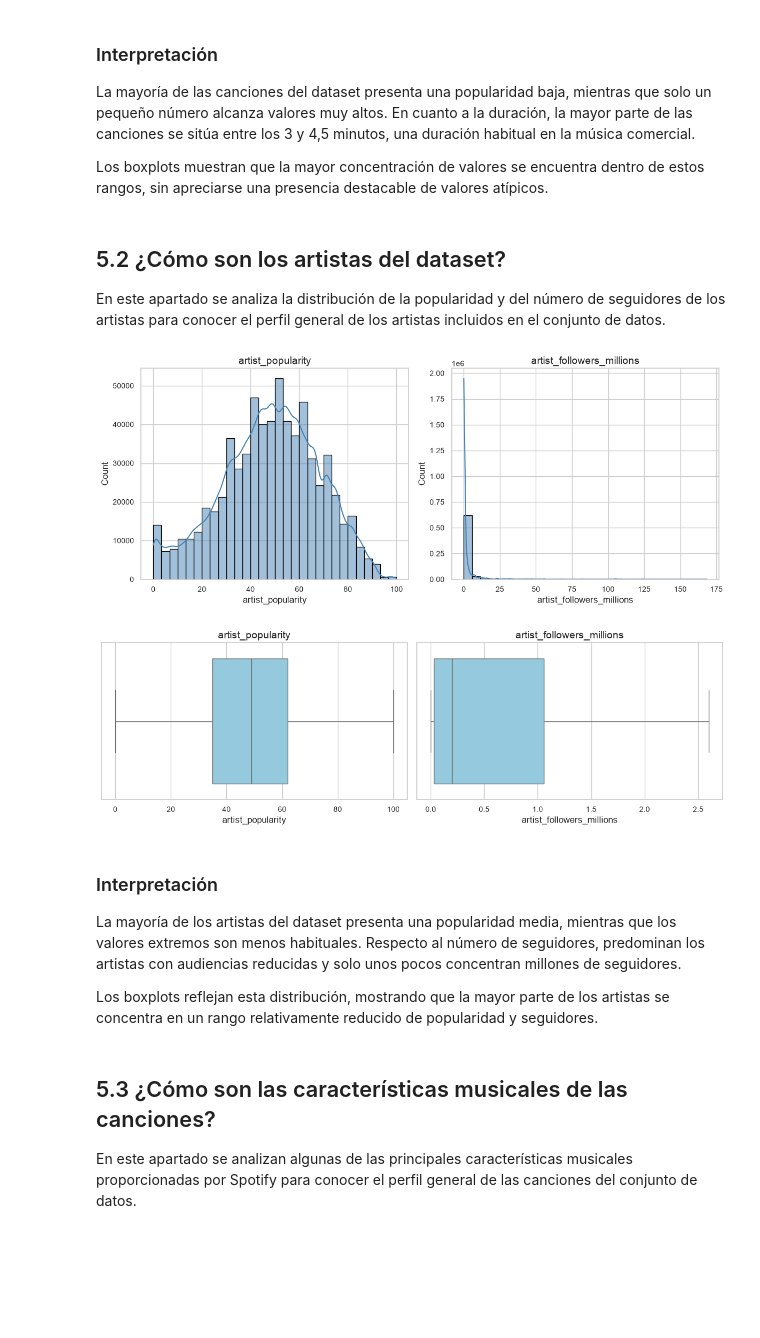
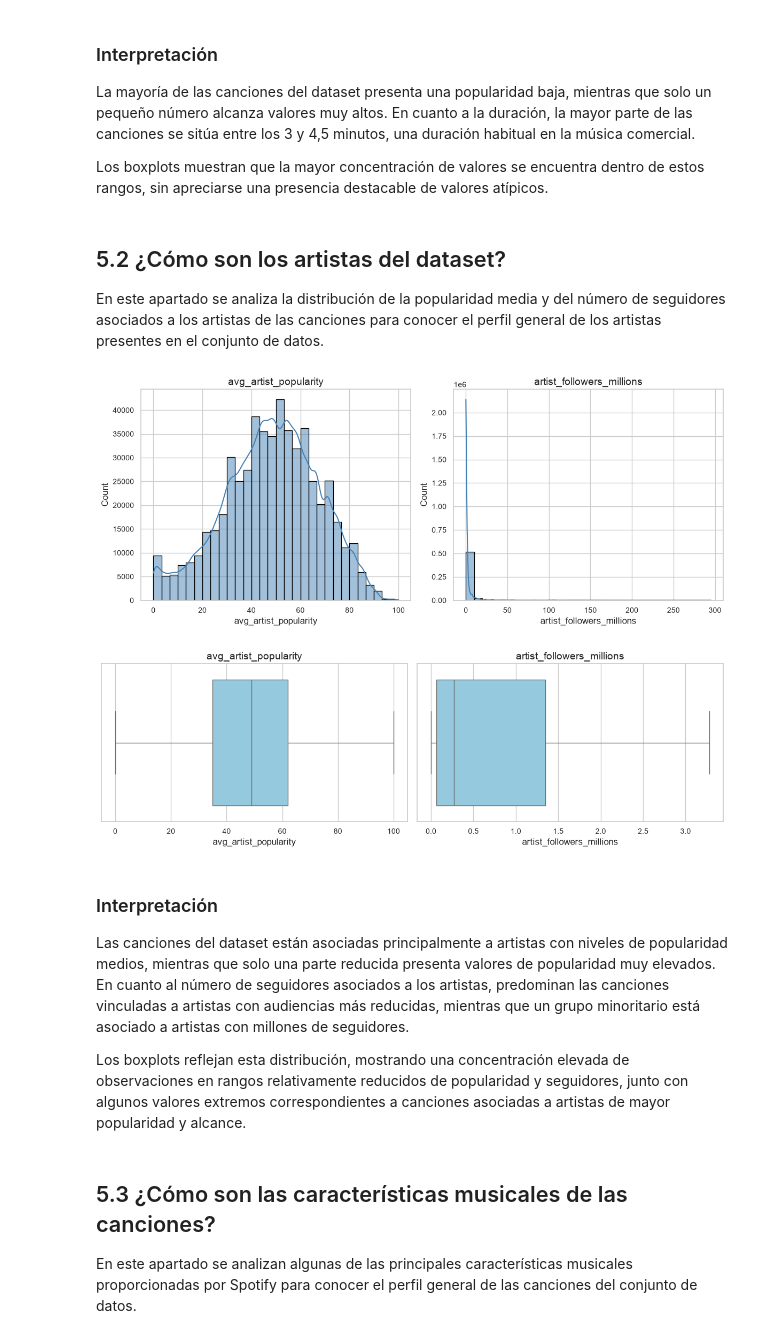
Before and after one commit to Krystiian5/Proyecto_final, a Jupyter notebook: notebooks/06.music_eda.ipynb, the cells around one changed output. Drawn from its saved outputs; the diff is of its cells as text; code cells hidden in the pictures; blank space fills up the shorter version.

```diff
--- a/notebooks/06.music_eda.ipynb
+++ b/notebooks/06.music_eda.ipynb
@@ -184,21 +181,21 @@ Los boxplots muestran que la mayor concentración de valores se encuentra dentro
 # %% [markdown]
 ## 5.2 ¿Cómo son los artistas del dataset?
 
-En este apartado se analiza la distribución de la popularidad y del número de seguidores de los artistas para conocer el perfil general de los artistas incluidos en el conjunto de datos.
+En este apartado se analiza la distribución de la popularidad media y del número de seguidores asociados a los artistas de las canciones para conocer el perfil general de los artistas presentes en el conjunto de datos.
 # %%
 variables = [
-    "artist_popularity",
+    "avg_artist_popularity",
     "artist_followers_millions"
 ]
 
 sv.histograms_grid(
     df,
     columns=variables,
     kde=True,
     figsize=(12, 5)
 )
 # %% [output]
-[figure, old version]
+[figure, new version]
 # %%
 sv.boxplots_grid(
     df,
@@ -206,13 +203,13 @@ sv.boxplots_grid(
     figsize=(12, 4)
 )
 # %% [output]
-[figure, old version]
+[figure, new version]
 # %% [markdown]
 ### Interpretación
 
-La mayoría de los artistas del dataset presenta una popularidad media, mientras que los valores extremos son menos habituales. Respecto al número de seguidores, predominan los artistas con audiencias reducidas y solo unos pocos concentran millones de seguidores.
+Las canciones del dataset están asociadas principalmente a artistas con niveles de popularidad medios, mientras que solo una parte reducida presenta valores de popularidad muy elevados. En cuanto al número de seguidores asociados a los artistas, predominan las canciones vinculadas a artistas con audiencias más reducidas, mientras que un grupo minoritario está asociado a artistas con millones de seguidores.
 
-Los boxplots reflejan esta distribución, mostrando que la mayor parte de los artistas se concentra en un rango relativamente reducido de popularidad y seguidores.
+Los boxplots reflejan esta distribución, mostrando una concentración elevada de observaciones en rangos relativamente reducidos de popularidad y seguidores, junto con algunos valores extremos correspondientes a canciones asociadas a artistas de mayor popularidad y alcance.
 # %% [markdown]
 ## 5.3 ¿Cómo son las características musicales de las canciones?
 
```
Also changed, not shown: parts of 28 cells of this notebook, 5 other files.
